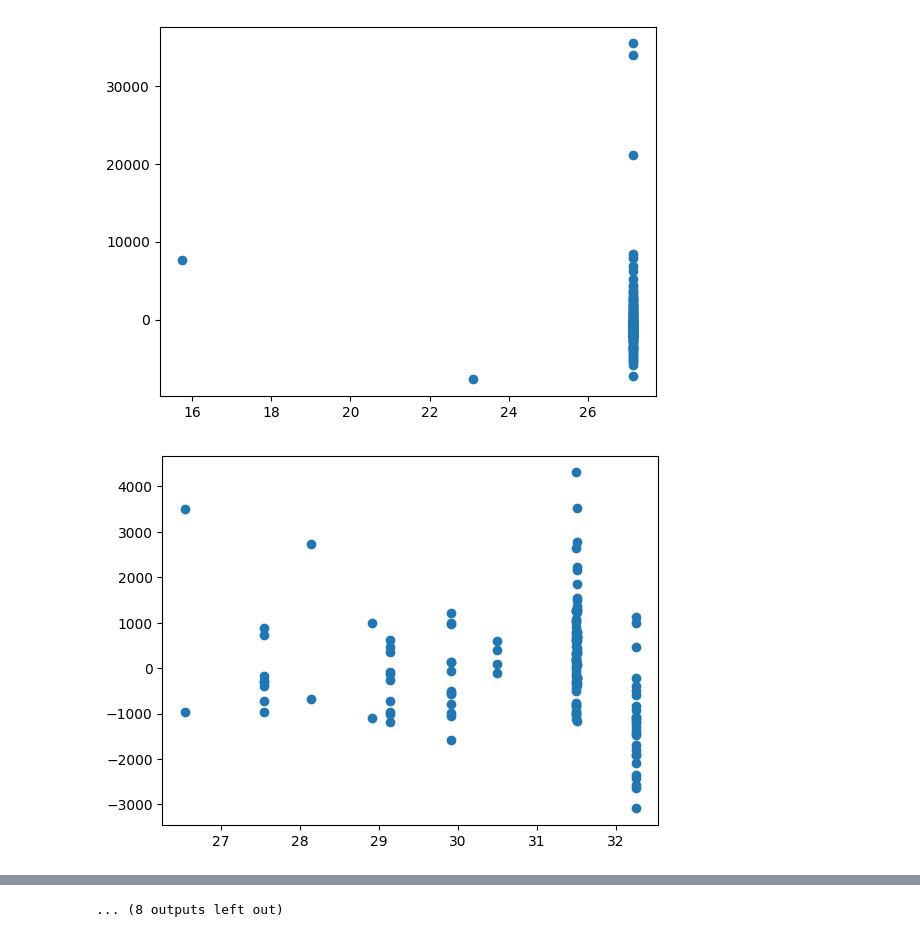
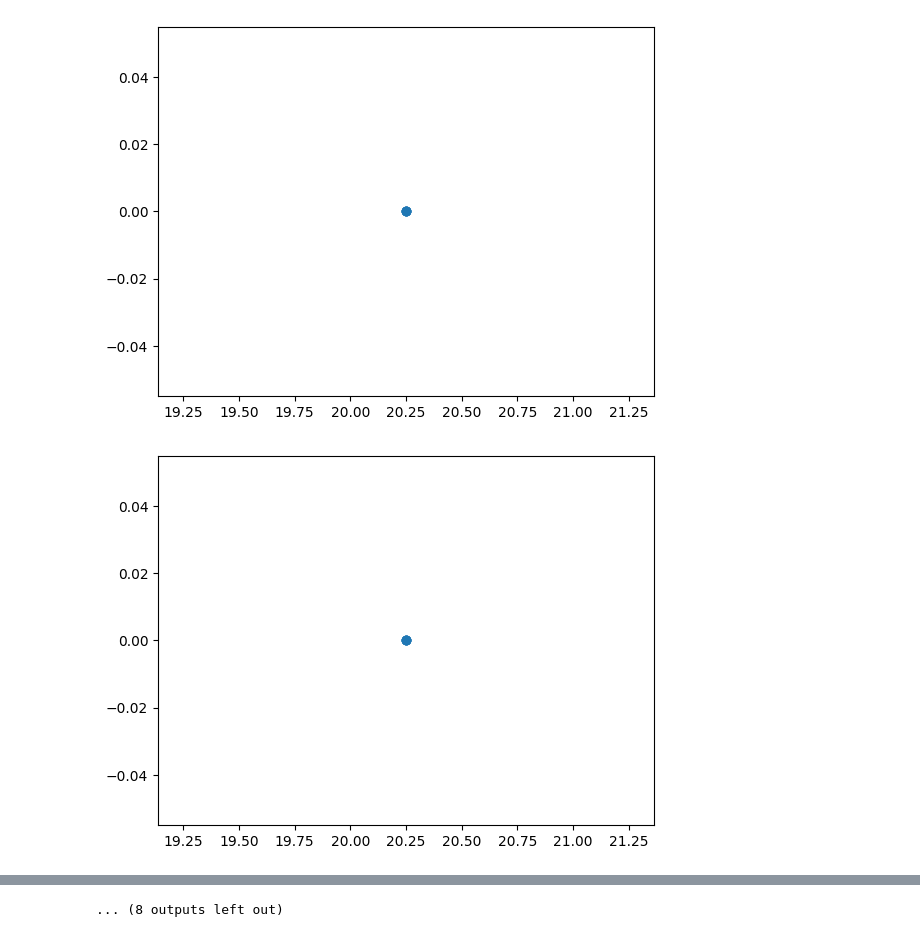
Before and after one commit to kral-alex/revenue-quantity-model, a Jupyter notebook: Plot/alcohol.ipynb, the cells around one changed output, grey strips where cells are left out. Cells and saved outputs as stored; diff of their text form; code cells hidden in the pictures.

```diff
--- a/Plot/alcohol.ipynb
+++ b/Plot/alcohol.ipynb
@@ -8,5 +7,5 @@ from Processing.helper import skip_demean_quantity, shift_price
 # %%
-pq = load(path_p="../Alcohol/Caches/0_P.csv", path_q="../Alcohol/Caches/0_Q.csv")
+pq = load(dir_path="../Alcohol/Caches", identifier="0")
 # %%
 ts = TimeSeries(pq)
 longest_ts = ts.get_nth_longest(0)
@@ -35,8 +37,8 @@ for element in top_5:
 # %%
 for element in top_5:
     print("normal: ", np.corrcoef(x=element.price, y=element.quantity)[0, 1])
-    print("demeaned: ", np.corrcoef(x=element.price, y=skip_demean_quantity(element, period=12).quantity)[0, 1])
-    shifted = shift_price(element, 1)
-    print("shifted: ", np.corrcoef(x=shifted.price, y=skip_demean_quantity(shifted, period=12).quantity)[0, 1])
+    print("demeaned: ", np.corrcoef(x=element.price, y=PQ.skip_demean_quantity(element, period=12).quantity)[0, 1])
+    shifted = PQ.shift_price(element, 1)
+    print("shifted: ", np.corrcoef(x=shifted.price, y=PQ.skip_demean_quantity(shifted, period=12).quantity)[0, 1])
     print("---------")
 # %% [output]
@@ -60,7 +62,7 @@ shifted:  -0.38210813168183244
 # %%
 for element in top_5:
     plt.figure()
-    demeaned = skip_demean_quantity(element, period=12)
+    demeaned = PQ.skip_demean_quantity(element, period=12)
     plt.scatter(demeaned.price, demeaned.quantity)
 plt.show()
 # %% [output]
@@ -76,2 +78,2 @@ plt.show()
-[figure, old version]
+[figure, new version]
-[figure, old version]
+[figure, new version]
```
Also changed, not shown: parts of 5 cells of this notebook, 4 other files.
